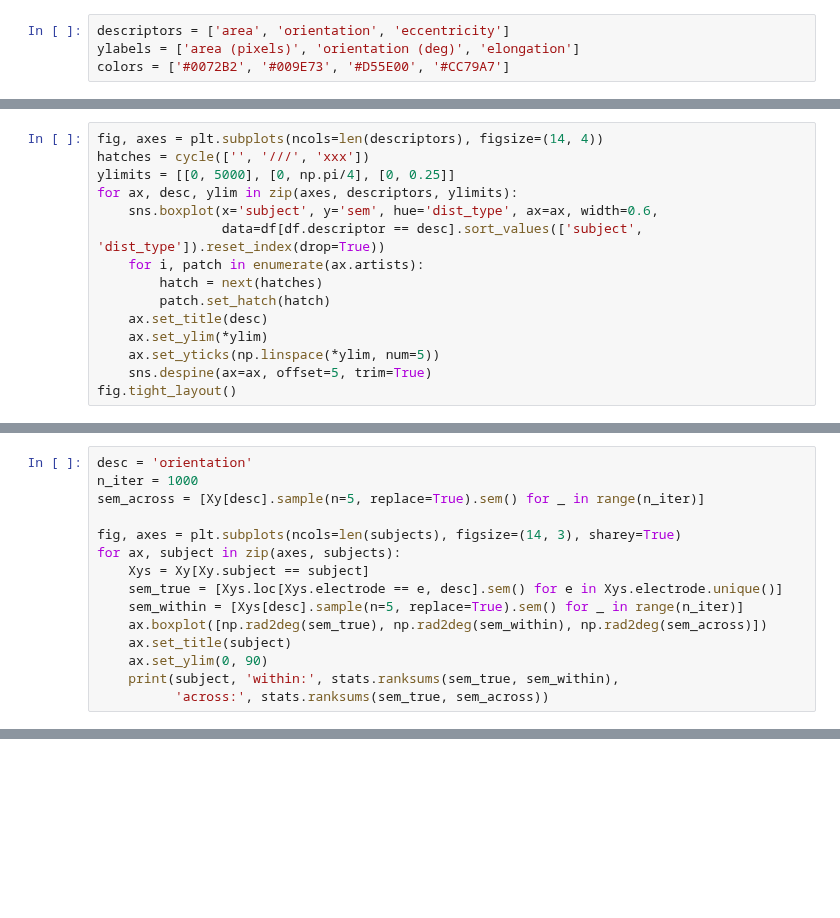
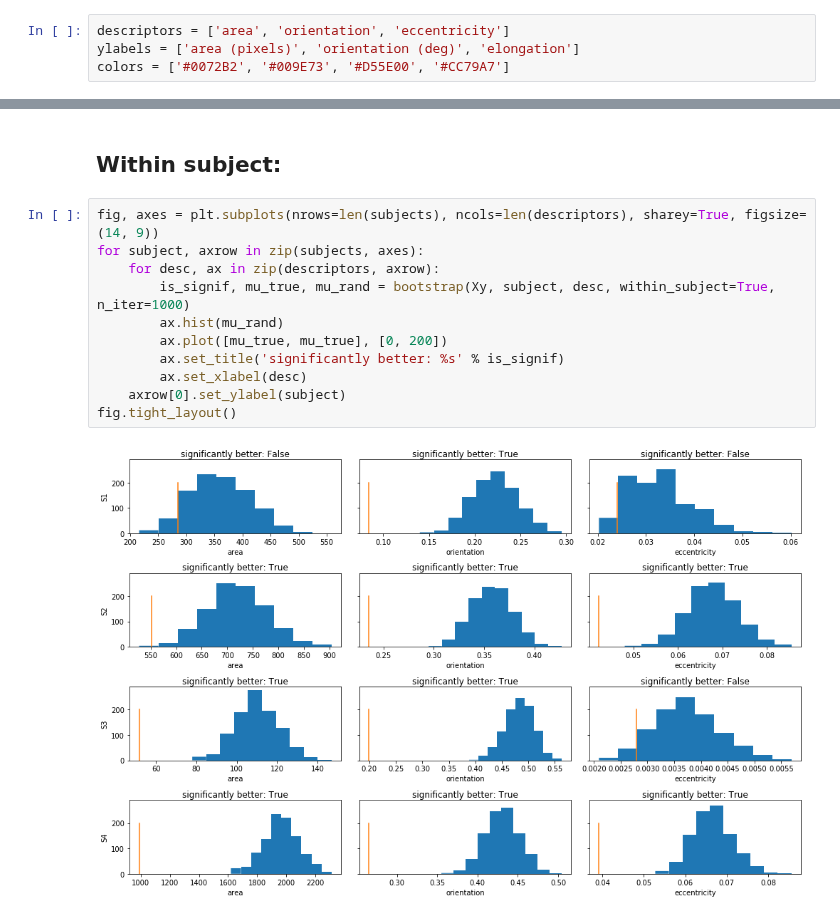
Before and after one commit to VisCog/ArgusShapes, a Jupyter notebook: figures/fig3-shape-descriptors.ipynb, the cells around one changed output, grey strips where cells are left out. Saved outputs shown, nothing was run; the diff lists cells and outputs as text; blank space fills up the shorter version.

Commit message:
add new bootstrap to Fig.3

```diff
--- a/figures/fig3-shape-descriptors.ipynb
+++ b/figures/fig3-shape-descriptors.ipynb
@@ -132,15 +78,0 @@ from itertools import cycle
-# %%
-fig, axes = plt.subplots(ncols=len(descriptors), figsize=(14, 4))
-hatches = cycle(['', '///', 'xxx'])
-ylimits = [[0, 5000], [0, np.pi/4], [0, 0.25]]
-for ax, desc, ylim in zip(axes, descriptors, ylimits):
-    sns.boxplot(x='subject', y='sem', hue='dist_type', ax=ax, width=0.6,
-                data=df[df.descriptor == desc].sort_values(['subject', 'dist_type']).reset_index(drop=True))
-    for i, patch in enumerate(ax.artists):
-        hatch = next(hatches)
-        patch.set_hatch(hatch)
-    ax.set_title(desc)
-    ax.set_ylim(*ylim)
-    ax.set_yticks(np.linspace(*ylim, num=5))
-    sns.despine(ax=ax, offset=5, trim=True)
-fig.tight_layout()
@@ -149,15 +78,0 @@ fig.tight_layout()
-# %%
-desc = 'orientation'
-n_iter = 1000
-sem_across = [Xy[desc].sample(n=5, replace=True).sem() for _ in range(n_iter)]
-
-fig, axes = plt.subplots(ncols=len(subjects), figsize=(14, 3), sharey=True)
-for ax, subject in zip(axes, subjects):
-    Xys = Xy[Xy.subject == subject]
-    sem_true = [Xys.loc[Xys.electrode == e, desc].sem() for e in Xys.electrode.unique()]
-    sem_within = [Xys[desc].sample(n=5, replace=True).sem() for _ in range(n_iter)]
-    ax.boxplot([np.rad2deg(sem_true), np.rad2deg(sem_within), np.rad2deg(sem_across)])
-    ax.set_title(subject)
-    ax.set_ylim(0, 90)
-    print(subject, 'within:', stats.ranksums(sem_true, sem_within),
-          'across:', stats.ranksums(sem_true, sem_across))
@@ -169,0 +134,15 @@ S4 within: RanksumsResult(statistic=-4.0070575493847889, pvalue=6.14798868179149
+# %% [markdown]
+## Within subject:
+# %%
+fig, axes = plt.subplots(nrows=len(subjects), ncols=len(descriptors), sharey=True, figsize=(14, 9))
+for subject, axrow in zip(subjects, axes):
+    for desc, ax in zip(descriptors, axrow):
+        is_signif, mu_true, mu_rand = bootstrap(Xy, subject, desc, within_subject=True, n_iter=1000)
+        ax.hist(mu_rand)
+        ax.plot([mu_true, mu_true], [0, 200])
+        ax.set_title('significantly better: %s' % is_signif)
+        ax.set_xlabel(desc)
+    axrow[0].set_ylabel(subject)
+fig.tight_layout()
+# %% [output]
+[figure, added]
```
Also changed, not shown: parts of 11 cells of this notebook.
